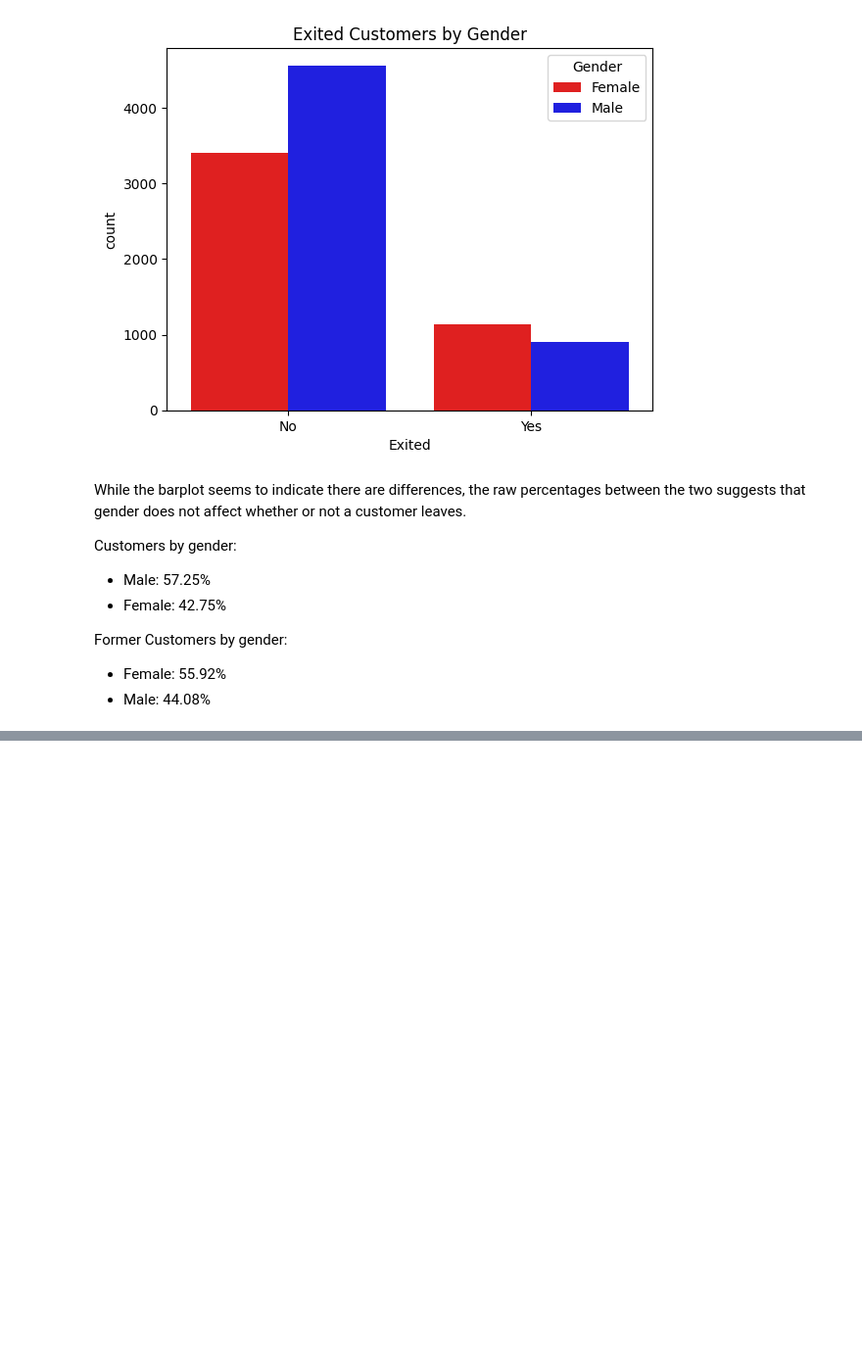
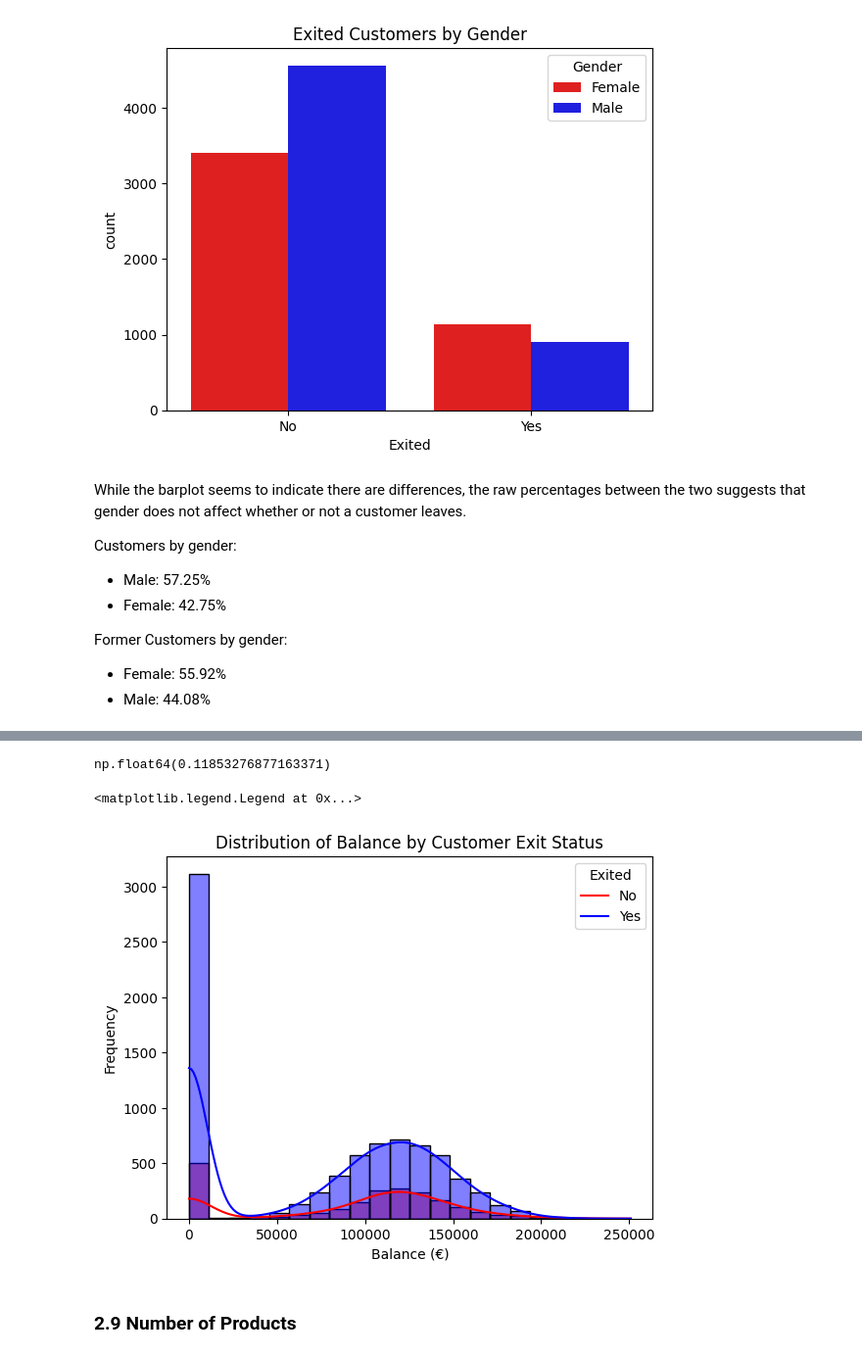
Before and after one commit to Vyncent-vdW/sprint_eight_supervised_learning, a Jupyter notebook: sprint_eight_supervised_learning_nb.ipynb, the cells around one changed output, grey strips where cells are left out. Shown: that part at 98% size. Drawn from its saved outputs; the diff is of its cells as text; code cells hidden in the pictures; blank space fills up the shorter version.

```diff
--- a/sprint_eight_supervised_learning_nb.ipynb
+++ b/sprint_eight_supervised_learning_nb.ipynb
@@ -428,0 +510,20 @@ np.float64(-0.02709353975465779)
+# %%
+df.exited.corr(df.balance)
+# %% [output]
+np.float64(0.11853276877163371)
+# %%
+sns.histplot(data=df,
+             x='balance',
+             hue='exited',
+             palette={0: 'blue', 1: 'red'},
+             kde=True)
+
+plt.title('Distribution of Balance by Customer Exit Status')
+plt.xlabel('Balance (€)')
+plt.ylabel('Frequency')
+plt.legend(title='Exited', labels=['No', 'Yes'])
+# %% [output]
+<matplotlib.legend.Legend at 0x...>
+[figure, added]
+# %% [markdown]
+### 2.9 Number of Products
```
Also changed, not shown: parts of 52 cells of this notebook.
